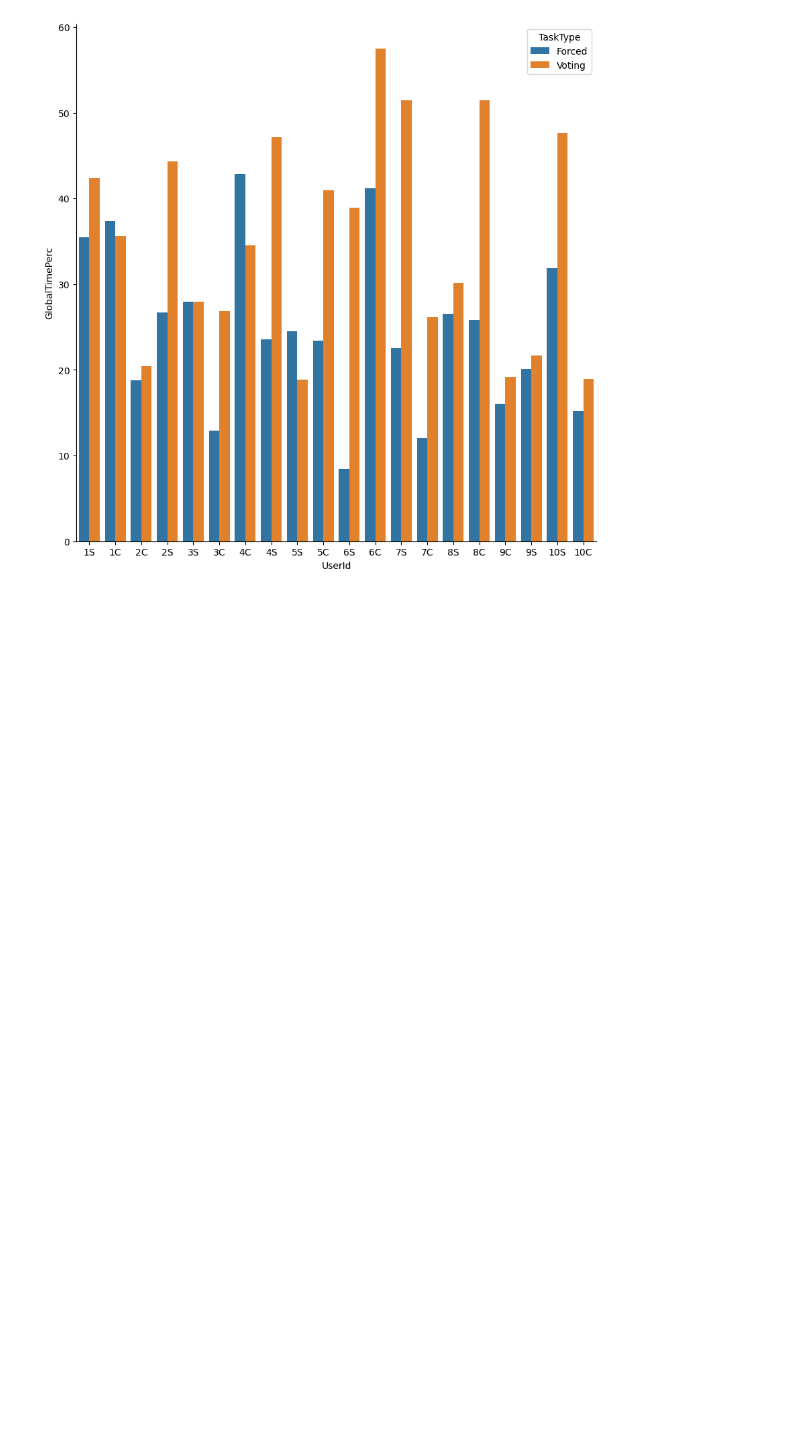
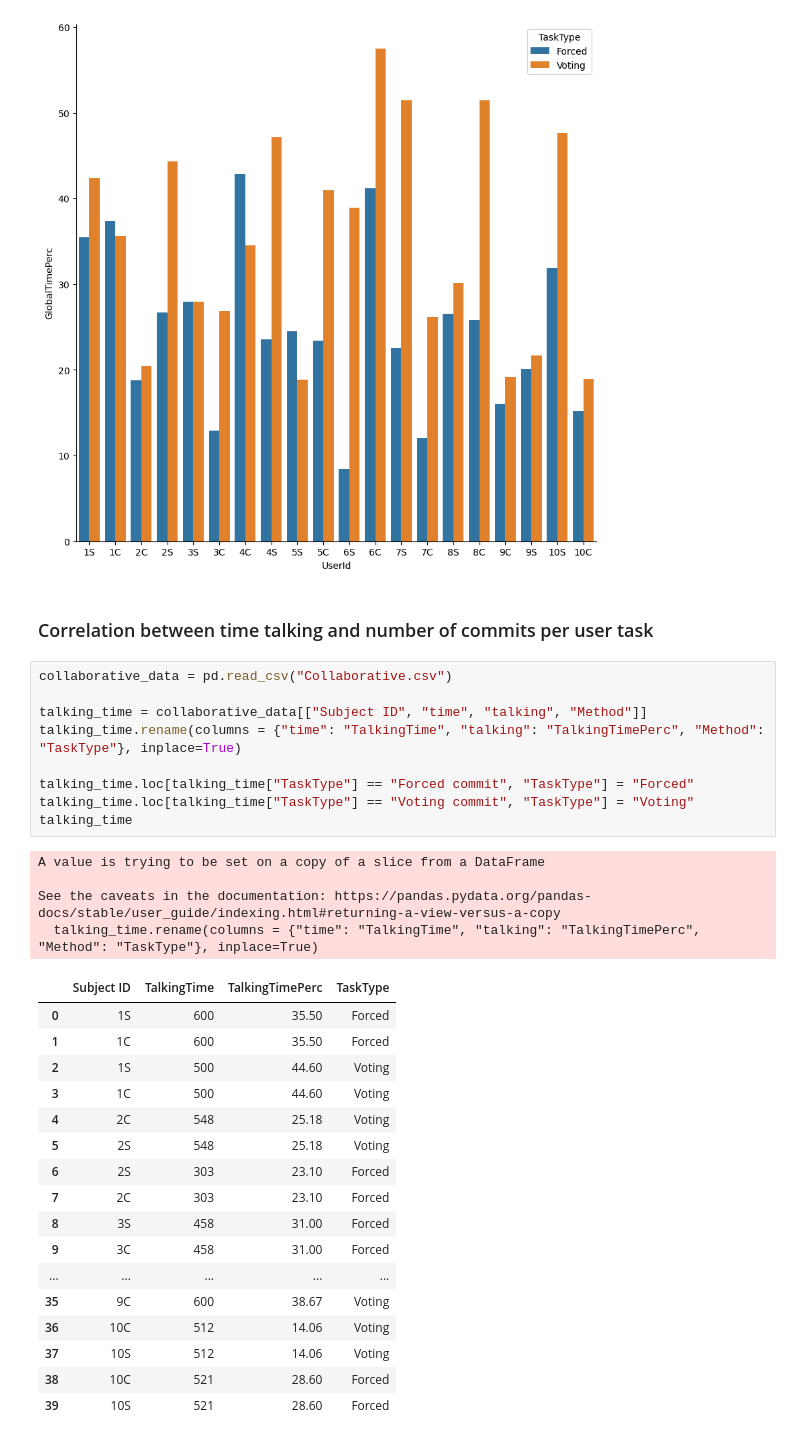
Before and after one commit to DebbyX3/CIDERHololensCollabManip, a Jupyter notebook: UserExperiments/LogAnalysis.ipynb, the cells around one changed output. Drawn from its saved outputs; the diff is of its cells as text; blank space fills up the shorter version.

```diff
--- a/UserExperiments/LogAnalysis.ipynb
+++ b/UserExperiments/LogAnalysis.ipynb
@@ -451,3 +465,36 @@ g = sns.barplot(x='UserId', y='GlobalTimePerc', hue='TaskType', data=count_time_
 sns.despine(fig)
 # %% [output]
 [figure]
+# %% [markdown]
+### Correlation between time talking and number of commits per user task
+# %%
+collaborative_data = pd.read_csv("Collaborative.csv")
+
+talking_time = collaborative_data[["Subject ID", "time", "talking", "Method"]]
+talking_time.rename(columns = {"time": "TalkingTime", "talking": "TalkingTimePerc", "Method": "TaskType"}, inplace=True)
+
+talking_time.loc[talking_time["TaskType"] == "Forced commit", "TaskType"] = "Forced"
+talking_time.loc[talking_time["TaskType"] == "Voting commit", "TaskType"] = "Voting"
+talking_time
+# %% [output]
+A value is trying to be set on a copy of a slice from a DataFrame
+
+See the caveats in the documentation: https://pandas.pydata.org/pandas-docs/stable/user_guide/indexing.html#returning-a-view-versus-a-copy
+  talking_time.rename(columns = {"time": "TalkingTime", "talking": "TalkingTimePerc", "Method": "TaskType"}, inplace=True)
+|  | Subject ID | TalkingTime | TalkingTimePerc | TaskType |
+| 0 | 1S | 600 | 35.50 | Forced |
+| 1 | 1C | 600 | 35.50 | Forced |
+| 2 | 1S | 500 | 44.60 | Voting |
+| 3 | 1C | 500 | 44.60 | Voting |
+| 4 | 2C | 548 | 25.18 | Voting |
+| 5 | 2S | 548 | 25.18 | Voting |
+| 6 | 2S | 303 | 23.10 | Forced |
+| 7 | 2C | 303 | 23.10 | Forced |
+| 8 | 3S | 458 | 31.00 | Forced |
+| 9 | 3C | 458 | 31.00 | Forced |
+| ... | ... | ... | ... | ... |
+| 35 | 9C | 600 | 38.67 | Voting |
+| 36 | 10C | 512 | 14.06 | Voting |
+| 37 | 10S | 512 | 14.06 | Voting |
+| 38 | 10C | 521 | 28.60 | Forced |
+| 39 | 10S | 521 | 28.60 | Forced |
```
Also changed, not shown: parts of 9 cells of this notebook, 15 other files.
